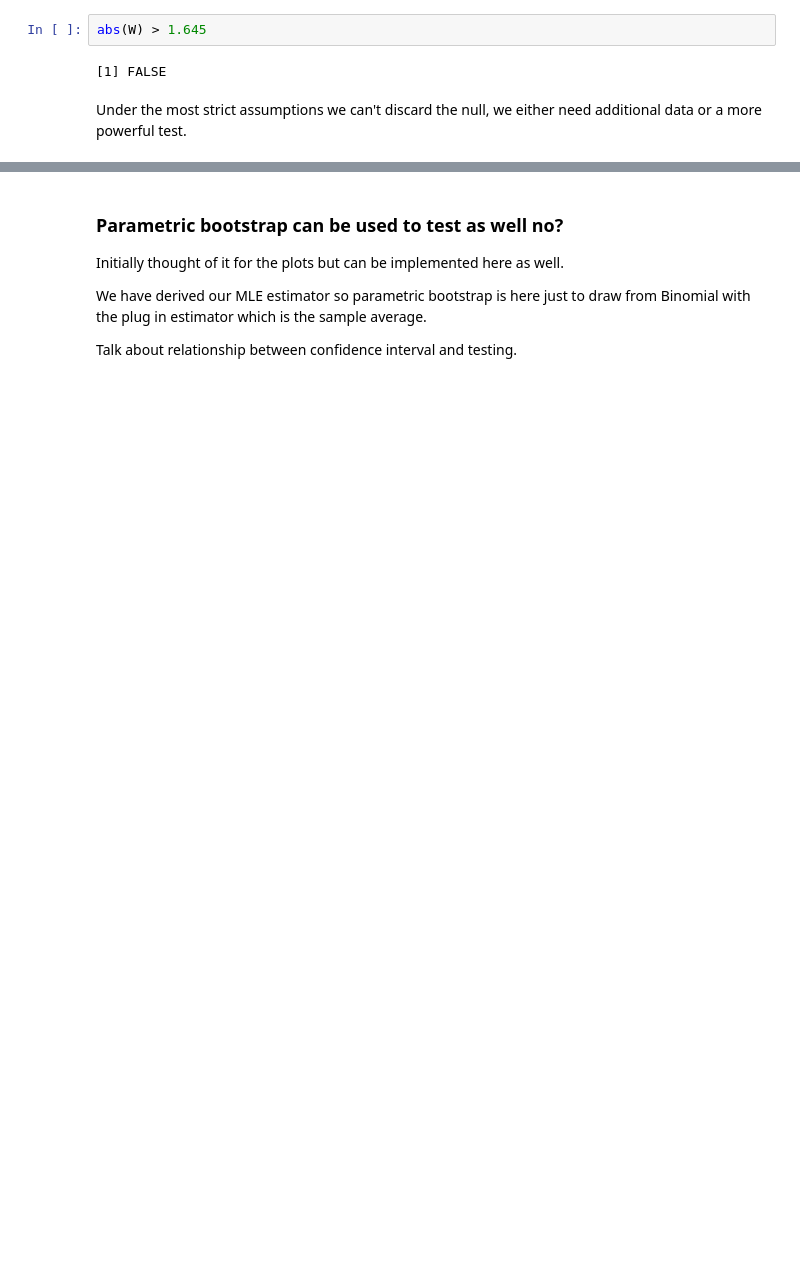
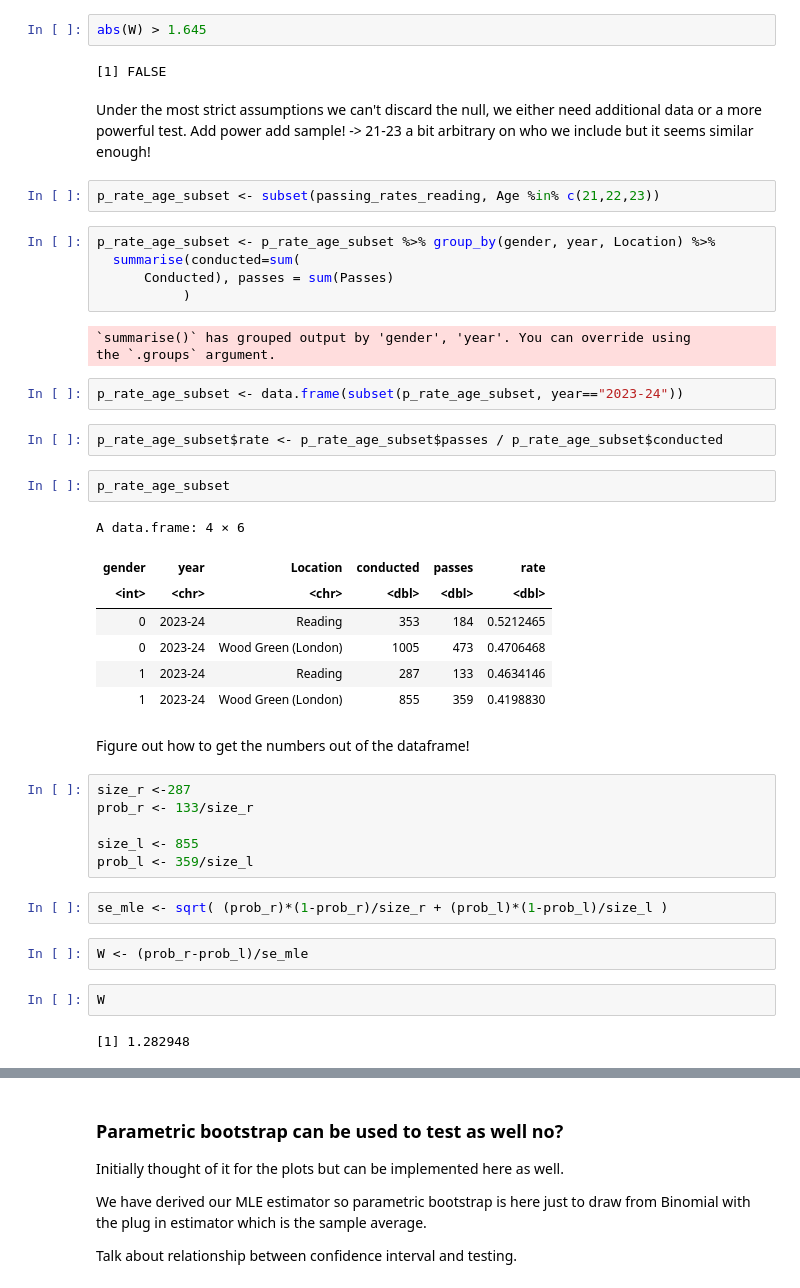
Before and after one commit to gtobias-larrauri/stats-project, a Jupyter notebook: Stats_project.ipynb, the cells around one changed output, grey strips where cells are left out. Saved outputs shown, nothing was run; the diff lists cells and outputs as text; blank space fills up the shorter version.

```diff
--- a/Stats_project.ipynb
+++ b/Stats_project.ipynb
@@ -101,3 +138,44 @@ abs(W) > 1.645
 [1] FALSE
 # %% [markdown]
 Under the most strict assumptions we can't discard the null, we either need additional data or a more powerful test.
+Add power add sample! -> 21-23 a bit arbitrary on who we include but it seems similar enough!
+# %%
+p_rate_age_subset <- subset(passing_rates_reading, Age %in% c(21,22,23))
+# %%
+p_rate_age_subset <- p_rate_age_subset %>% group_by(gender, year, Location) %>%
+  summarise(conducted=sum(
+      Conducted), passes = sum(Passes)
+           )
+# %% [output]
+`summarise()` has grouped output by 'gender', 'year'. You can override using
+the `.groups` argument.
+# %%
+p_rate_age_subset <- data.frame(subset(p_rate_age_subset, year=="2023-24"))
+# %%
+p_rate_age_subset$rate <- p_rate_age_subset$passes / p_rate_age_subset$conducted
+# %%
+p_rate_age_subset
+# %% [output]
+A data.frame: 4 × 6
+| gender | year | Location | conducted | passes | rate |
+| <int> | <chr> | <chr> | <dbl> | <dbl> | <dbl> |
+| 0 | 2023-24 | Reading | 353 | 184 | 0.5212465 |
+| 0 | 2023-24 | Wood Green (London) | 1005 | 473 | 0.4706468 |
+| 1 | 2023-24 | Reading | 287 | 133 | 0.4634146 |
+| 1 | 2023-24 | Wood Green (London) | 855 | 359 | 0.4198830 |
+# %% [markdown]
+Figure out how to get the numbers out of the dataframe!
+# %%
+size_r <-287
+prob_r <- 133/size_r
+
+size_l <- 855
+prob_l <- 359/size_l
+# %%
+se_mle <- sqrt( (prob_r)*(1-prob_r)/size_r + (prob_l)*(1-prob_l)/size_l )
+# %%
+W <- (prob_r-prob_l)/se_mle
+# %%
+W
+# %% [output]
+[1] 1.282948
```
Also changed, not shown: parts of 12 cells of this notebook, 3 other files.
